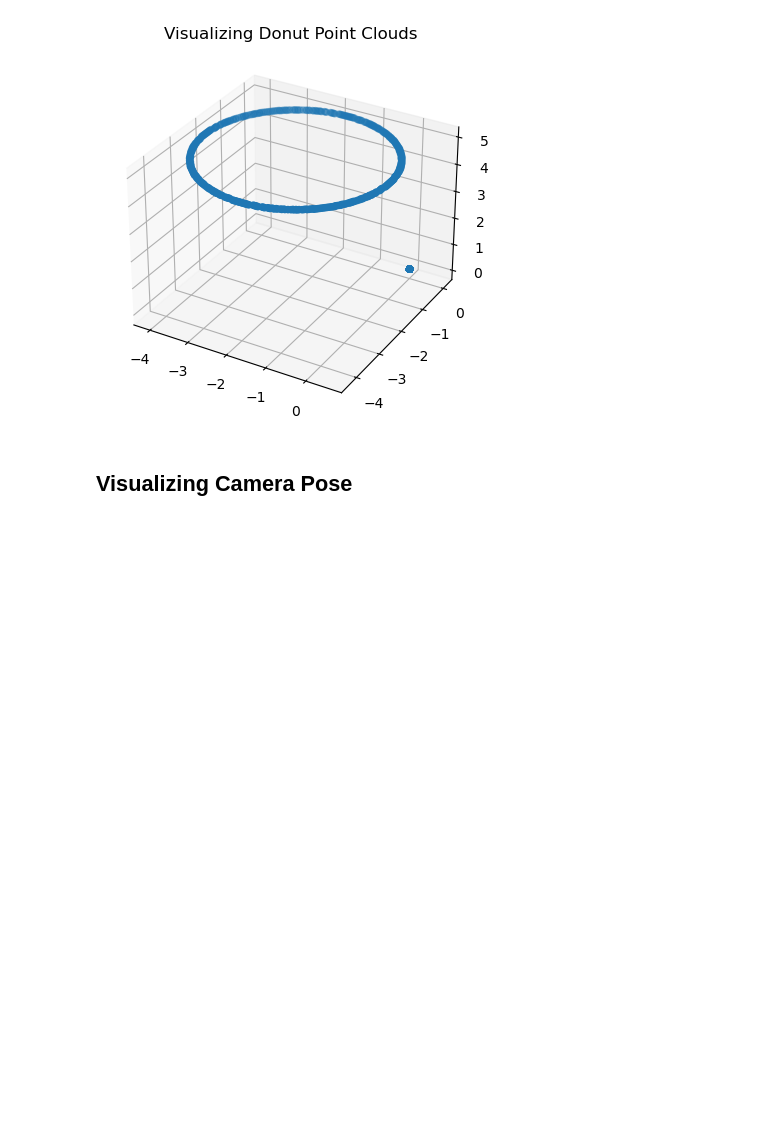
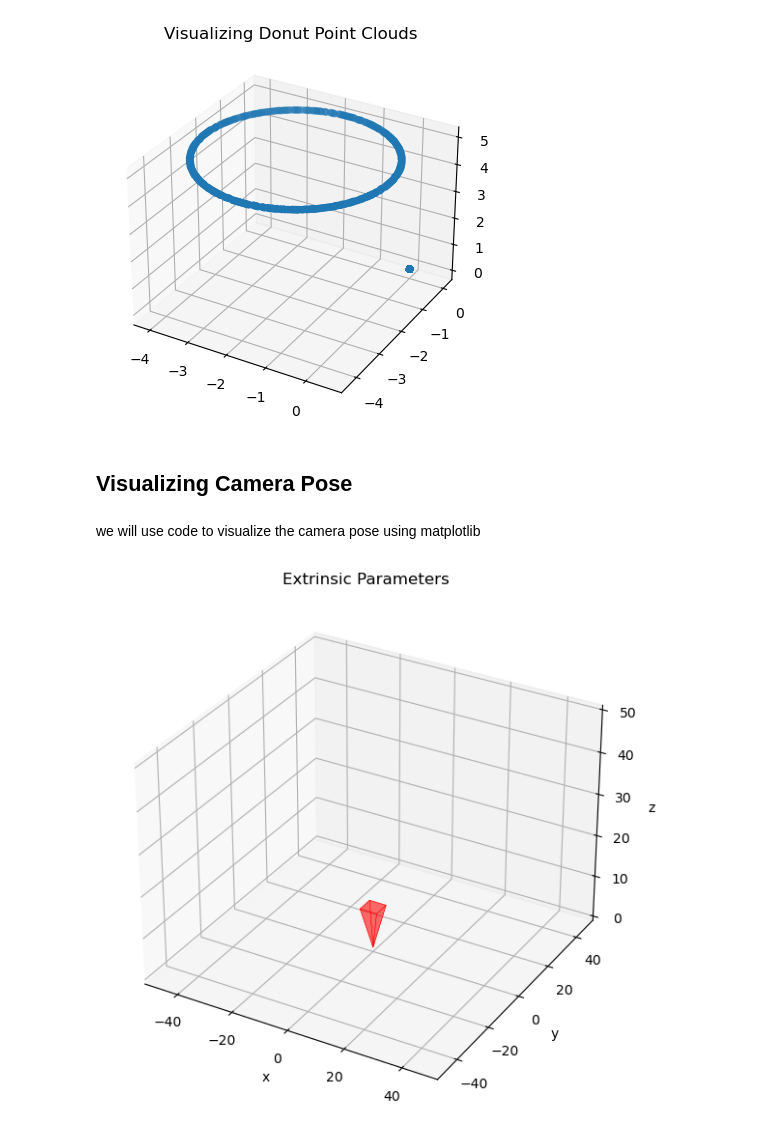
Before and after one commit to dangthanhan507/Hololens-Project, a Jupyter notebook: notebooks/phase_unwrap/Understanding_HL_3D_CV.ipynb, the cells around one changed output. Cells and saved outputs as stored; diff of their text form; code cells hidden in the pictures; blank space fills up the shorter version.

Commit message:
Added more for understanding and visualization extrinsics

```diff
--- a/notebooks/phase_unwrap/Understanding_HL_3D_CV.ipynb
+++ b/notebooks/phase_unwrap/Understanding_HL_3D_CV.ipynb
@@ -86,3 +86,5 @@ plt.show()
 [figure]
 # %% [markdown]
 ## Visualizing Camera Pose
+# %% [markdown]
+we will use code to visualize the camera pose using matplotlib
@@ -88,0 +93,6 @@ plt.show()
+# %%
+visualizer = CameraPoseVisualizer([-50, 50], [-50, 50], [0, 50])
+visualizer.extrinsic2pyramid(np.eye(4), 'r', 10)
+visualizer.show()
+# %% [output]
+[figure, added]
```
Also changed, not shown: parts of 9 cells of this notebook, 2 other files.
